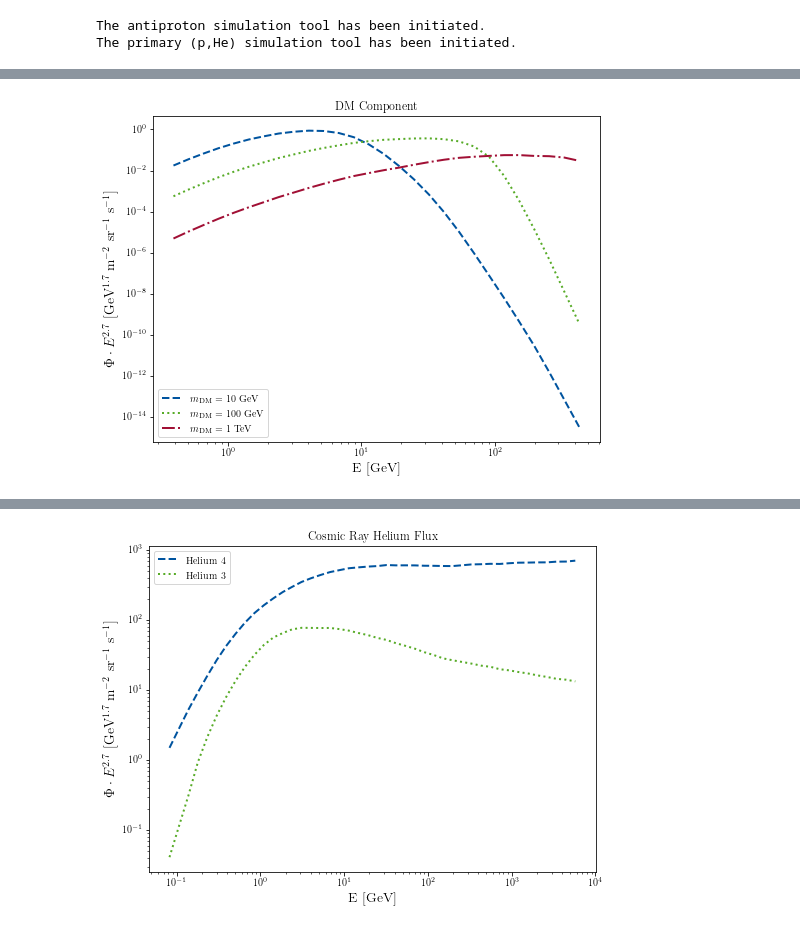
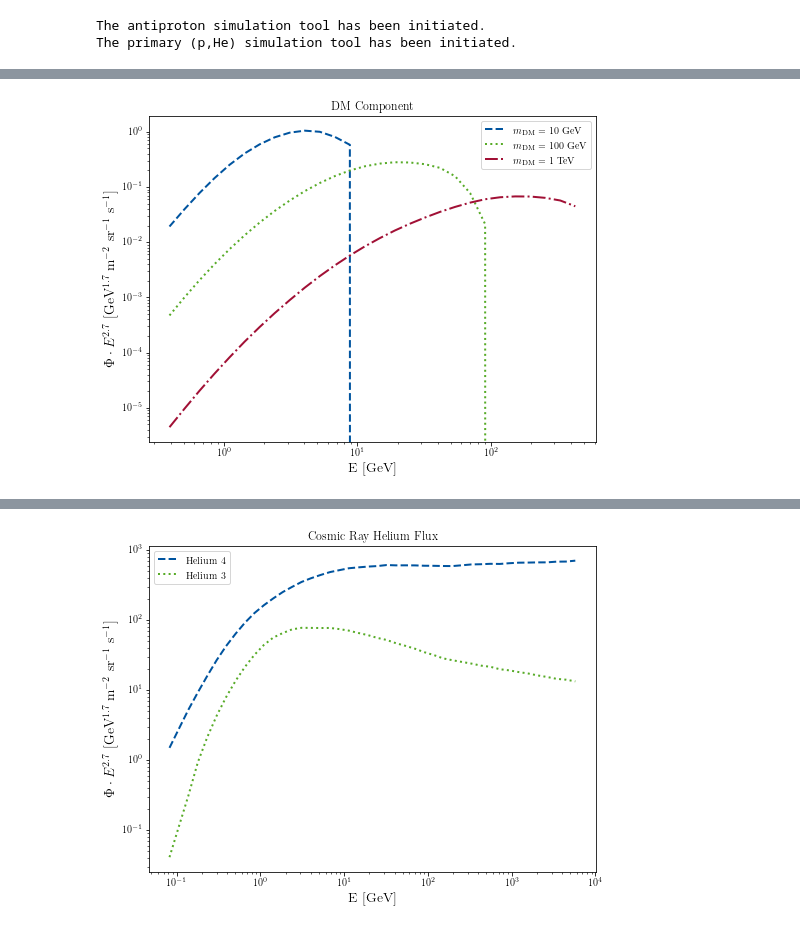
Before and after one commit to kathrinnp/DarkRayNet, a Jupyter notebook: test_example.ipynb, the cells around one changed output, grey strips where cells are left out. Drawn from its saved outputs; the diff is of its cells as text; code cells hidden in the pictures.

```diff
--- a/test_example.ipynb
+++ b/test_example.ipynb
@@ -1,7 +1,7 @@
 # %%
 import numpy as np
 from sim_tool import antiproton_sim, primary_sim, interface_sim
-sim = antiproton_sim()
+sim = antiproton_sim(x = True)
 sim_p = primary_sim()
 # %% [output]
 The antiproton simulation tool has been initiated.
@@ -58,19 +58,19 @@ plt.show()
 # %%
-tot, DM, s, E = sim.N_sim(test_pp_N, test_mDM_N, test_fs_N)
+tot, DM, s, E = sim.x_sim(test_pp_N, test_mDM_N, test_fs_N)
 
 plt.figure(figsize=(8,6))
 plt.title('DM Component')
 plt.plot(E, E**2.7 * DM[0], c = c_RWTH['b'], linestyle = 'dashed', label = r'$m_\mathrm{DM} = 10$ GeV')
 plt.plot(E, E**2.7 * DM[1], c = c_RWTH['g'], linestyle = 'dotted', label = r'$m_\mathrm{DM} = 100$ GeV')
 plt.plot(E, E**2.7 * DM[2], c = c_RWTH['dr'], linestyle = 'dashdot', label = r'$m_\mathrm{DM} = 1$ TeV')
 plt.legend()
 plt.xscale('log')
 plt.yscale('log')
 plt.ylabel('$\Phi \cdot E^{2.7}$ [GeV$^{1.7}$ m$^{-2}$ sr$^{-1}$ s$^{-1}$]')
 plt.xlabel('E [GeV]')
 plt.show()
 # %% [output]
-[figure, old version]
+[figure, new version]
 # %%
 p, D, He4, He3, E = sim_p.single_sim(test_pp)
 
```
Also changed, not shown: parts of 4 cells of this notebook, 10 other files.
